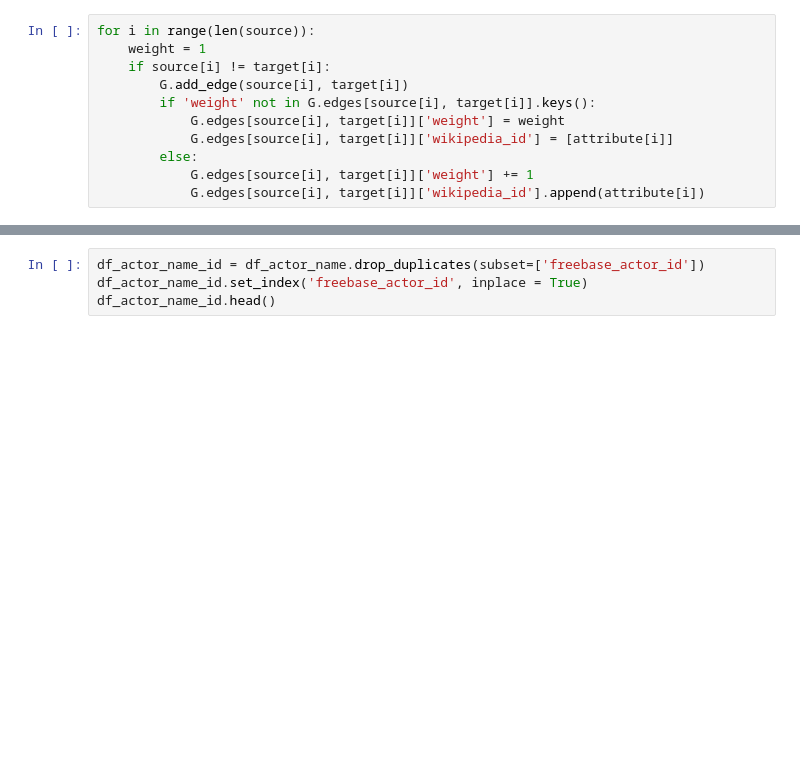
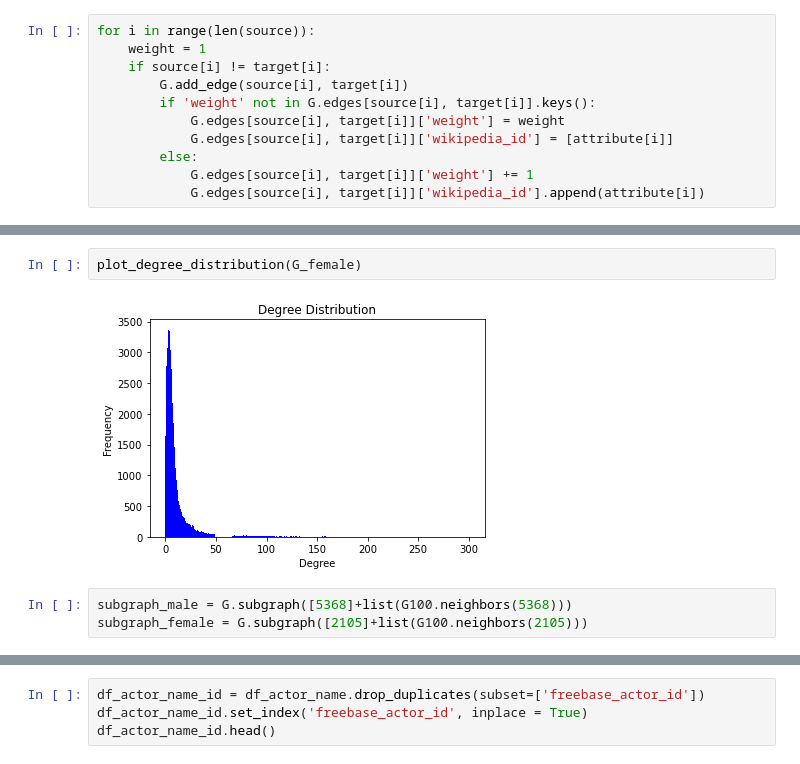
Before and after one commit to epfl-ada/ada-2022-project-alldatapointaccurate, a Jupyter notebook: Social-network.ipynb, the cells around one changed output, grey strips where cells are left out. Drawn from its saved outputs; the diff is of its cells as text; blank space fills up the shorter version.

```diff
--- a/Social-network.ipynb
+++ b/Social-network.ipynb
@@ -177,0 +312,7 @@ G.edges[1005,1006]
+# %%
+plot_degree_distribution(G_female)
+# %% [output]
+[figure, added]
+# %%
+subgraph_male = G.subgraph([5368]+list(G100.neighbors(5368)))
+subgraph_female = G.subgraph([2105]+list(G100.neighbors(2105)))
```
Also changed, not shown: parts of 45 cells of this notebook.
